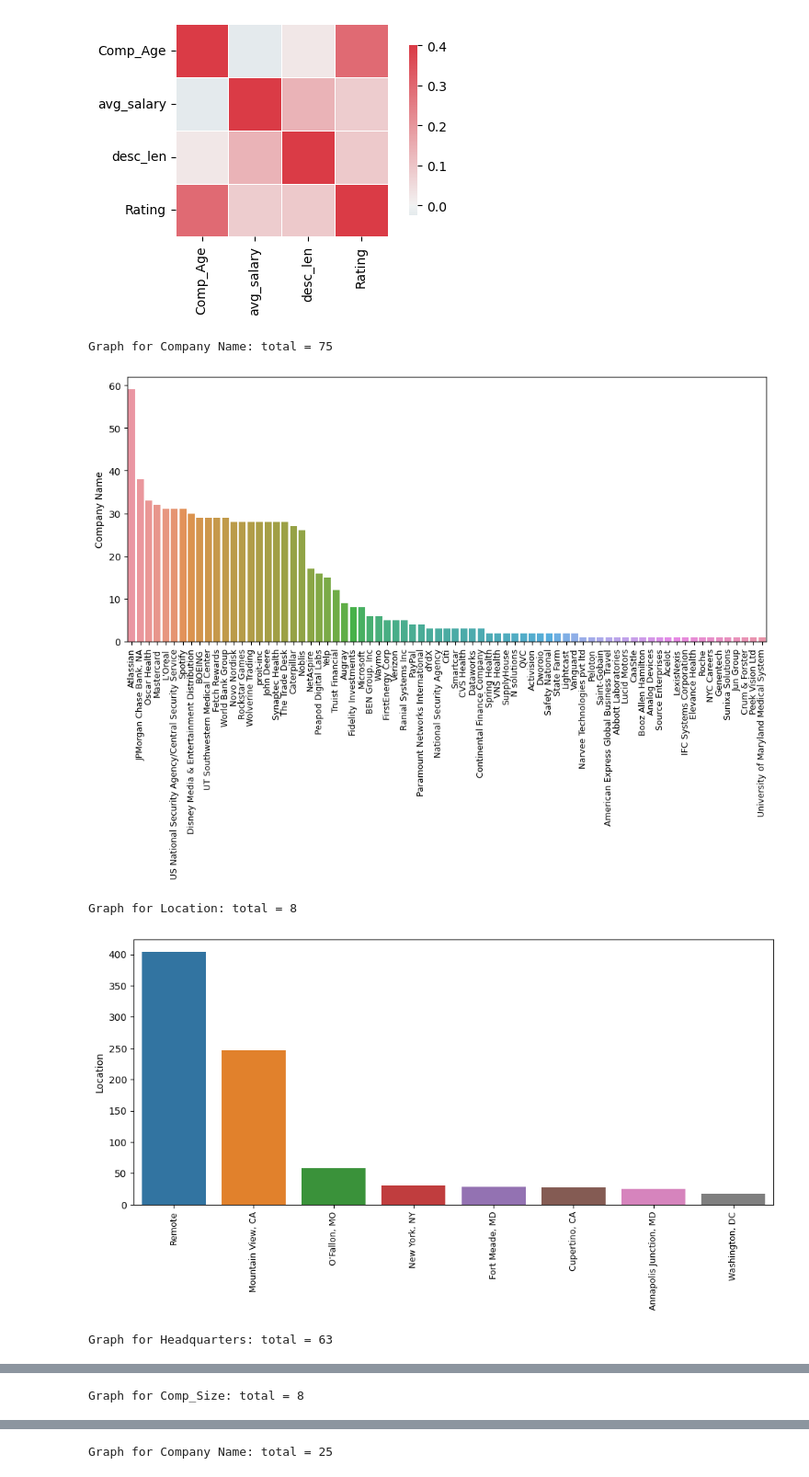
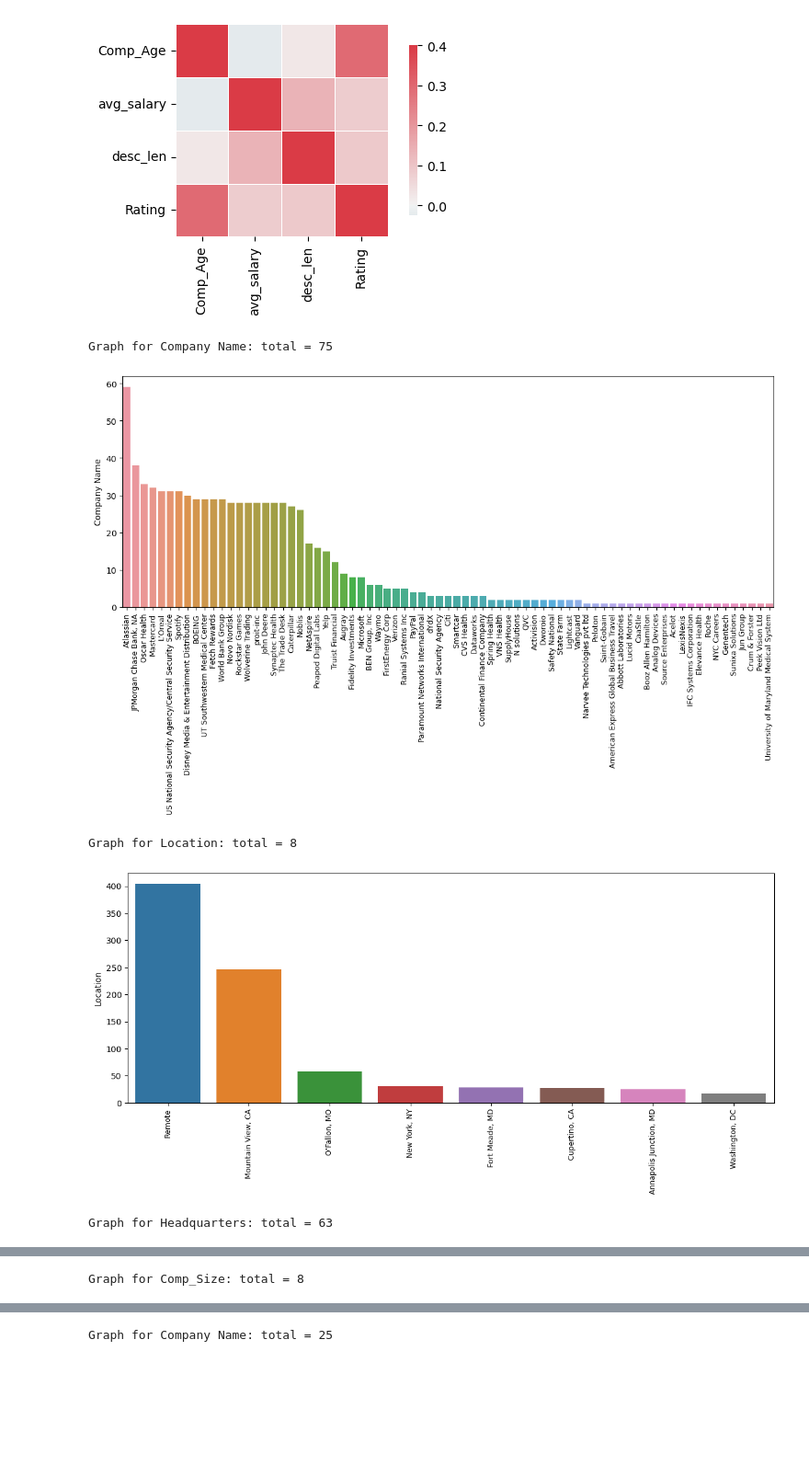
Before and after one commit to ahmadaking/DS_Salary_Proj, a Jupyter notebook: notebooks/2_Data_EDA.ipynb, the cells around one changed output, grey strips where cells are left out. Shown at 92% size. Saved outputs shown, nothing was run; the diff lists cells and outputs as text; code cells hidden in the pictures; blank space fills up the shorter version.

```diff
--- a/notebooks/2_Data_EDA.ipynb
+++ b/notebooks/2_Data_EDA.ipynb
@@ -270,18 +271,19 @@ sns.heatmap(numerical_df.corr(),cmap=cmap,
 # %%
 df_cat = df[['Company Name','Location','Headquarters','Comp_Size','Type of ownership',
              'Industry', 'Sector', 'Revenue', 'Comp_Age','python_yn','sql_yn',
              'excel_yn','tableau_yn', 'aws_yn', 'git_yn', 'spark_yn', 'job_simp', 'seniority']]
 
 for col in df_cat.columns:
-    plt.figure(figsize=(12,5))
+    plt.figure(figsize=(14,5))
     cat_num = df_cat[col].value_counts()
     print(f"Graph for {col}: total = {len(cat_num)}")
     chart = sns.barplot(x=cat_num.index, y=cat_num)
     chart.set_xticklabels(chart.get_xticklabels(),rotation=90,fontsize=9)
+    plt.savefig(os.path.join(FIG_DIR, f'{col}_barplot.png'))
     plt.show()
 # %% [output]
 Graph for Company Name: total = 75
-[figure, old version]
+[figure, new version]
 Graph for Location: total = 8
-[figure, old version]
+[figure, new version]
 Graph for Headquarters: total = 63
```
Also changed, not shown: parts of 13 cells of this notebook, 3 other files.
